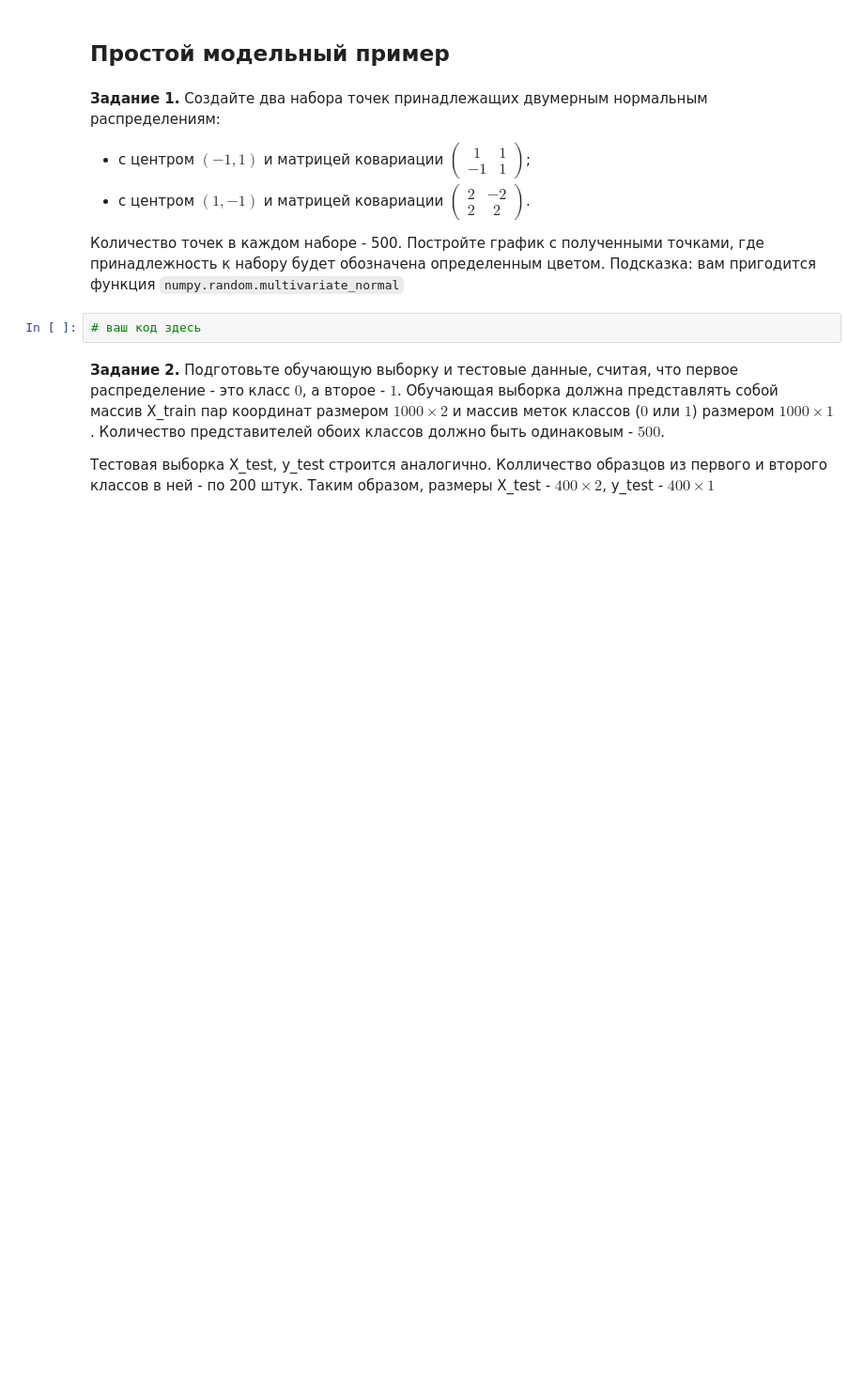
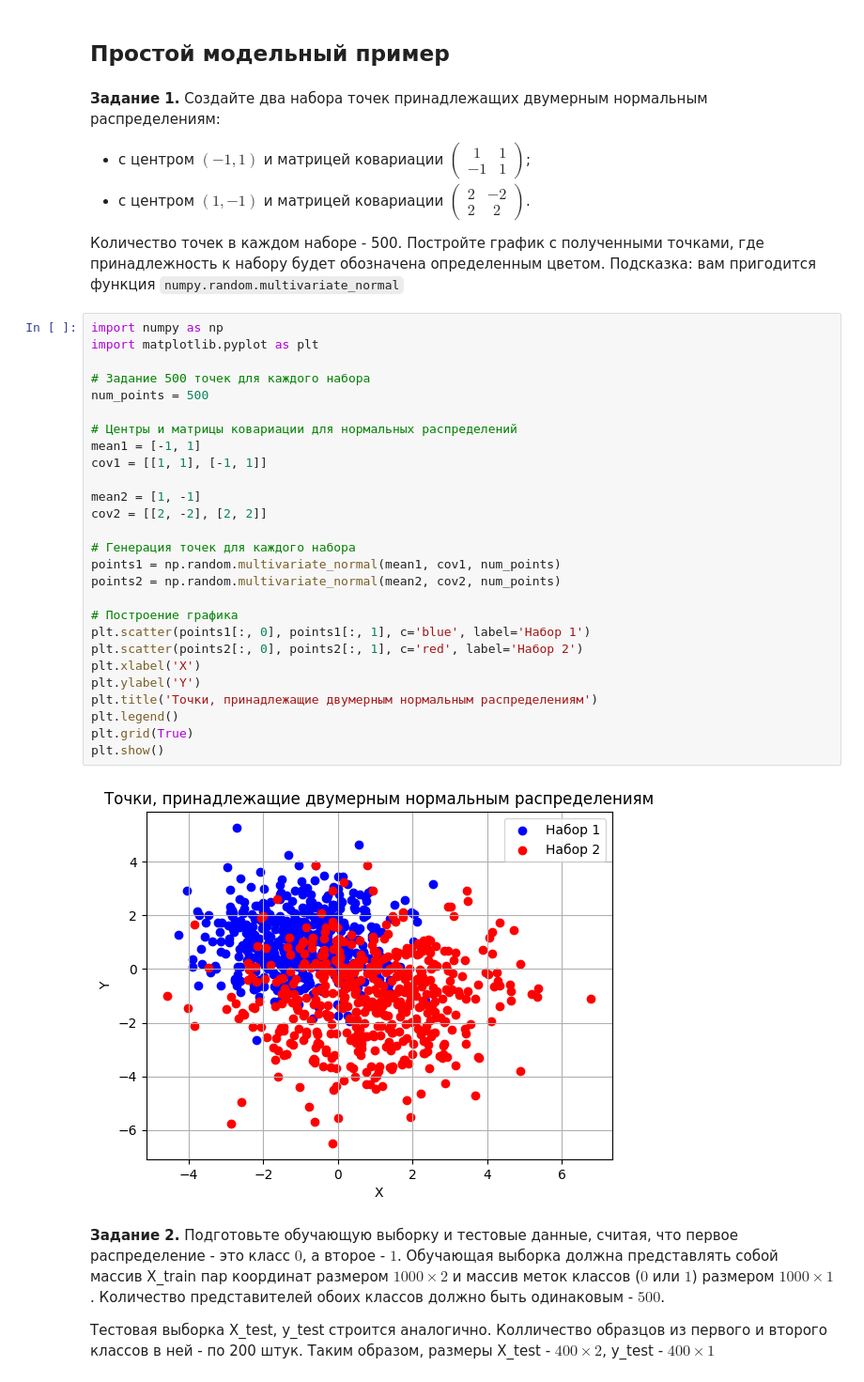
Before and after one commit to PavelPanchuk/AI_LABS, a Jupyter notebook: Lab3-kNN.ipynb, the cells around one changed output. Shown at 94% size. Cells and saved outputs as stored; diff of their text form; blank space fills up the shorter version.

```diff
--- a/Lab3-kNN.ipynb
+++ b/Lab3-kNN.ipynb
@@ -48,8 +48,35 @@
 - с центром $(1, -1)$ и  матрицей ковариации $\begin{pmatrix} 2 & -2 \\ 2 & 2 \end{pmatrix}$.
 
 Количество точек в каждом наборе - 500. Постройте график с полученными точками, где принадлежность к набору будет обозначена определенным цветом. Подсказка: вам пригодится функция `numpy.random.multivariate_normal`
-# %%
-# ваш код здесь
+# %%
+import numpy as np
+import matplotlib.pyplot as plt
+
+# Задание 500 точек для каждого набора
+num_points = 500
+
+# Центры и матрицы ковариации для нормальных распределений
+mean1 = [-1, 1]
+cov1 = [[1, 1], [-1, 1]]
+
+mean2 = [1, -1]
+cov2 = [[2, -2], [2, 2]]
+
+# Генерация точек для каждого набора
+points1 = np.random.multivariate_normal(mean1, cov1, num_points)
+points2 = np.random.multivariate_normal(mean2, cov2, num_points)
+
+# Построение графика
+plt.scatter(points1[:, 0], points1[:, 1], c='blue', label='Набор 1')
+plt.scatter(points2[:, 0], points2[:, 1], c='red', label='Набор 2')
+plt.xlabel('X')
+plt.ylabel('Y')
+plt.title('Точки, принадлежащие двумерным нормальным распределениям')
+plt.legend()
+plt.grid(True)
+plt.show()
+# %% [output]
+[figure, added]
 # %% [markdown]
 **Задание 2.** Подготовьте обучающую выборку и тестовые данные, считая, что первое распределение - это класс $0$, а второе - $1$. Обучающая выборка должна представлять собой массив X_train пар координат размером $1000 \times 2$ и массив меток классов ($0$ или $1$) размером $1000 \times 1$. Количество представителей обоих классов должно быть одинаковым - $500$.
 
```
Also changed, not shown: parts of 19 cells of this notebook, 12 other files.
